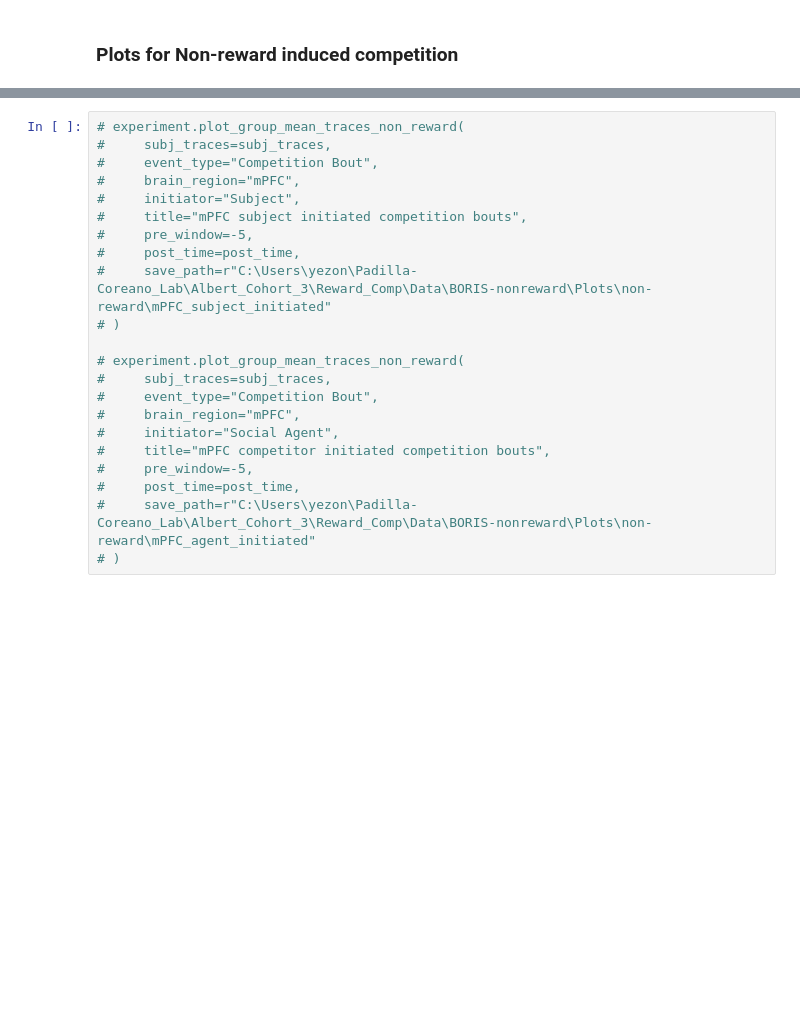
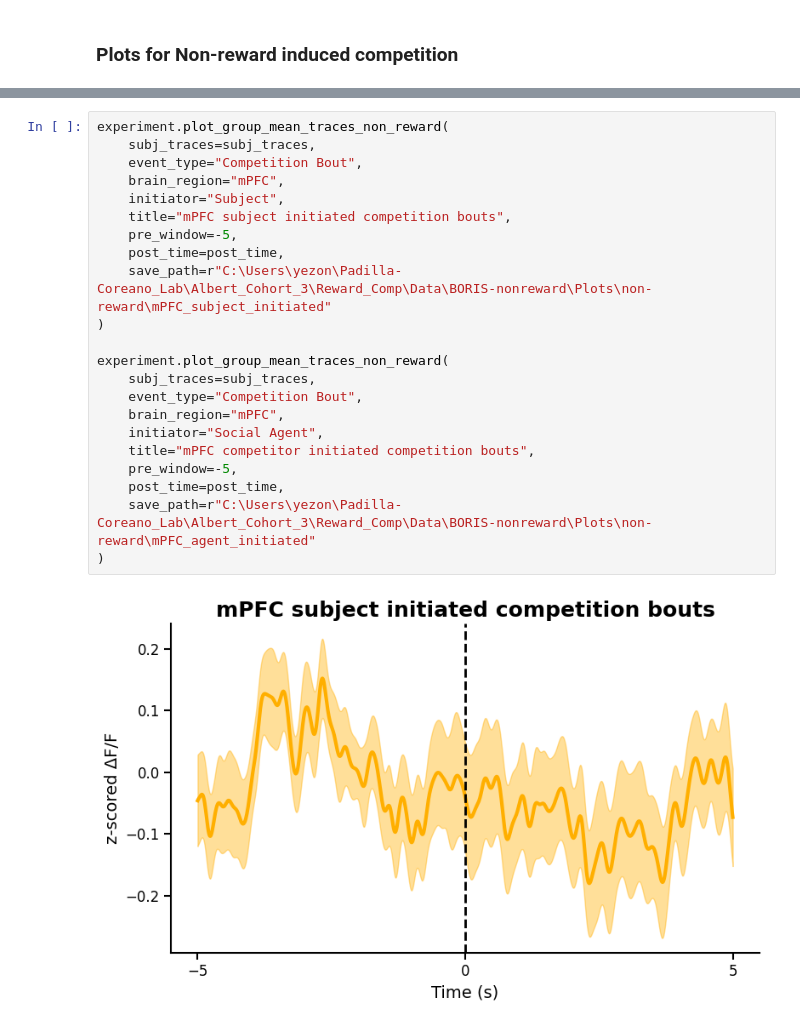
Before and after one commit to AlbertLeei/Fiber_Photometry_revisions, a Jupyter notebook: Reward_Training_Competition/Competition_with_no_reward/competition.ipynb, the cells around one changed output, grey strips where cells are left out. Cells and saved outputs as stored; diff of their text form; blank space fills up the shorter version.

```diff
--- a/Reward_Training_Competition/Competition_with_no_reward/competition.ipynb
+++ b/Reward_Training_Competition/Competition_with_no_reward/competition.ipynb
@@ -286,22 +258,24 @@ experiment.plot_event_bank_by_trial(initiator="Social Agent",
 # %%
-# experiment.plot_group_mean_traces_non_reward(
-#     subj_traces=subj_traces,
-#     event_type="Competition Bout",
-#     brain_region="mPFC",
-#     initiator="Subject",
-#     title="mPFC subject initiated competition bouts",
-#     pre_window=-5,
-#     post_time=post_time,
-#     save_path=r"C:\Users\yezon\Padilla-Coreano_Lab\Albert_Cohort_3\Reward_Comp\Data\BORIS-nonreward\Plots\non-reward\mPFC_subject_initiated"
-# )
+experiment.plot_group_mean_traces_non_reward(
+    subj_traces=subj_traces,
+    event_type="Competition Bout",
+    brain_region="mPFC",
+    initiator="Subject",
+    title="mPFC subject initiated competition bouts",
+    pre_window=-5,
+    post_time=post_time,
+    save_path=r"C:\Users\yezon\Padilla-Coreano_Lab\Albert_Cohort_3\Reward_Comp\Data\BORIS-nonreward\Plots\non-reward\mPFC_subject_initiated"
+)
 
-# experiment.plot_group_mean_traces_non_reward(
-#     subj_traces=subj_traces,
-#     event_type="Competition Bout",
-#     brain_region="mPFC",
-#     initiator="Social Agent",
-#     title="mPFC competitor initiated competition bouts",
-#     pre_window=-5,
-#     post_time=post_time,
-#     save_path=r"C:\Users\yezon\Padilla-Coreano_Lab\Albert_Cohort_3\Reward_Comp\Data\BORIS-nonreward\Plots\non-reward\mPFC_agent_initiated"
-# )
+experiment.plot_group_mean_traces_non_reward(
+    subj_traces=subj_traces,
+    event_type="Competition Bout",
+    brain_region="mPFC",
+    initiator="Social Agent",
+    title="mPFC competitor initiated competition bouts",
+    pre_window=-5,
+    post_time=post_time,
+    save_path=r"C:\Users\yezon\Padilla-Coreano_Lab\Albert_Cohort_3\Reward_Comp\Data\BORIS-nonreward\Plots\non-reward\mPFC_agent_initiated"
+)
+# %% [output]
+[figure, added]
```
Also changed, not shown: parts of 21 cells of this notebook, 6 other files.
